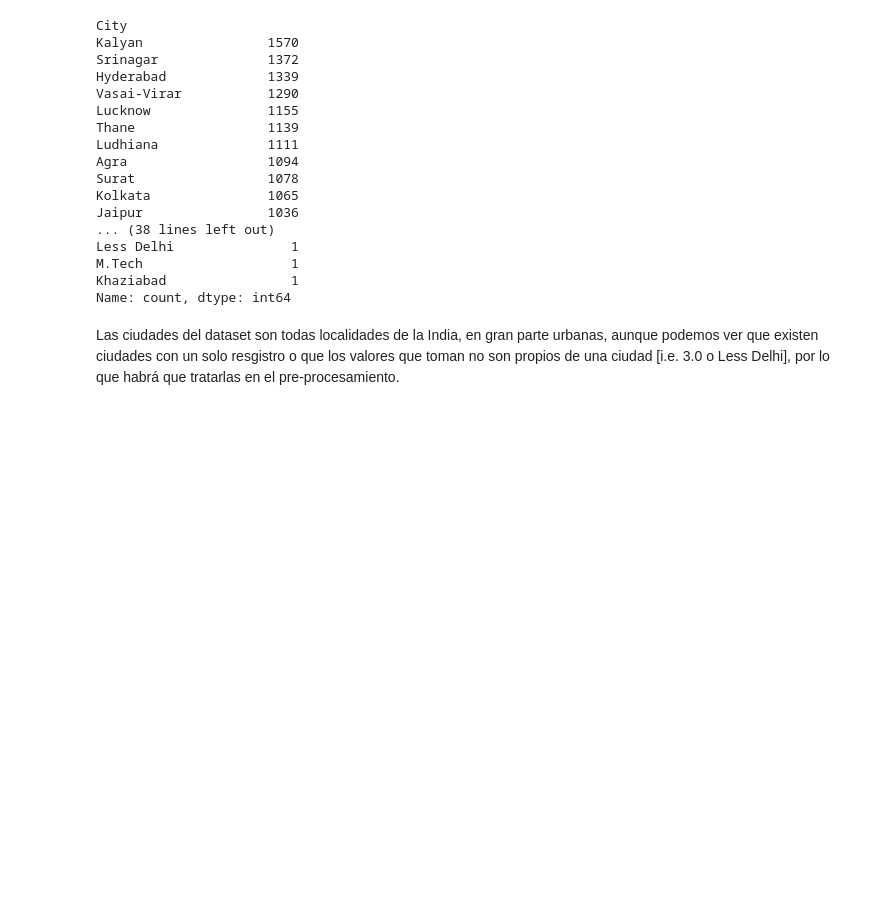
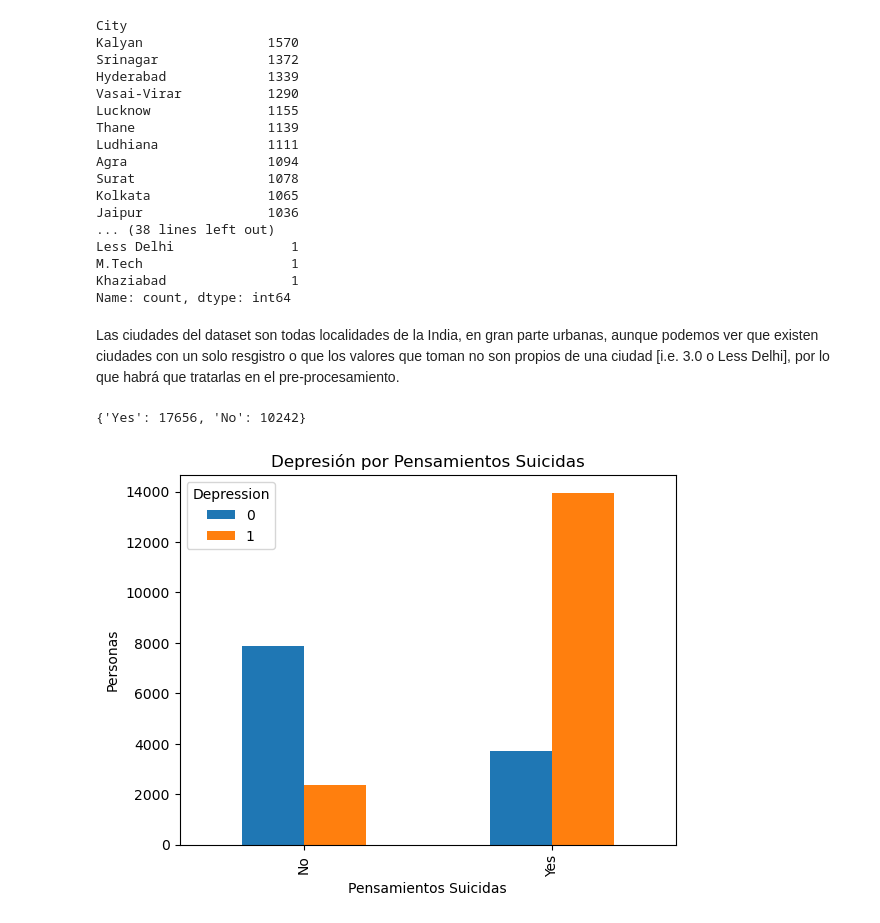
Before and after one commit to denisevaldivia/Depression_Classification, a Jupyter notebook: notebooks/01_eda_inicial.ipynb, the cells around one changed output. Drawn from its saved outputs; the diff is of its cells as text; code cells hidden in the pictures; blank space fills up the shorter version.

```diff
--- a/notebooks/01_eda_inicial.ipynb
+++ b/notebooks/01_eda_inicial.ipynb
@@ -227,3 +263,16 @@ Khaziabad                1
 Name: count, dtype: int64
 # %% [markdown]
 Las ciudades del dataset son todas localidades de la India, en gran parte urbanas, aunque podemos ver que existen ciudades con un solo resgistro o que los valores que toman no son propios de una ciudad [i.e. 3.0 o Less Delhi], por lo que habrá que tratarlas en el pre-procesamiento.
+# %%
+def grafica_cualitativa(var, var_name):
+    pd.crosstab(var, df.Depression).plot(kind='bar')
+    # Estética
+    plt.title(f'Depresión por {var_name}')
+    plt.xlabel(f'{var_name}')
+    plt.ylabel('Personas')
+    print(var.value_counts().to_dict())
+
+grafica_cualitativa(df['Have you ever had suicidal thoughts ?'], 'Pensamientos Suicidas')
+# %% [output]
+{'Yes': 17656, 'No': 10242}
+[figure, added]
```
Also changed, not shown: parts of 4 cells of this notebook, 1 other file.
